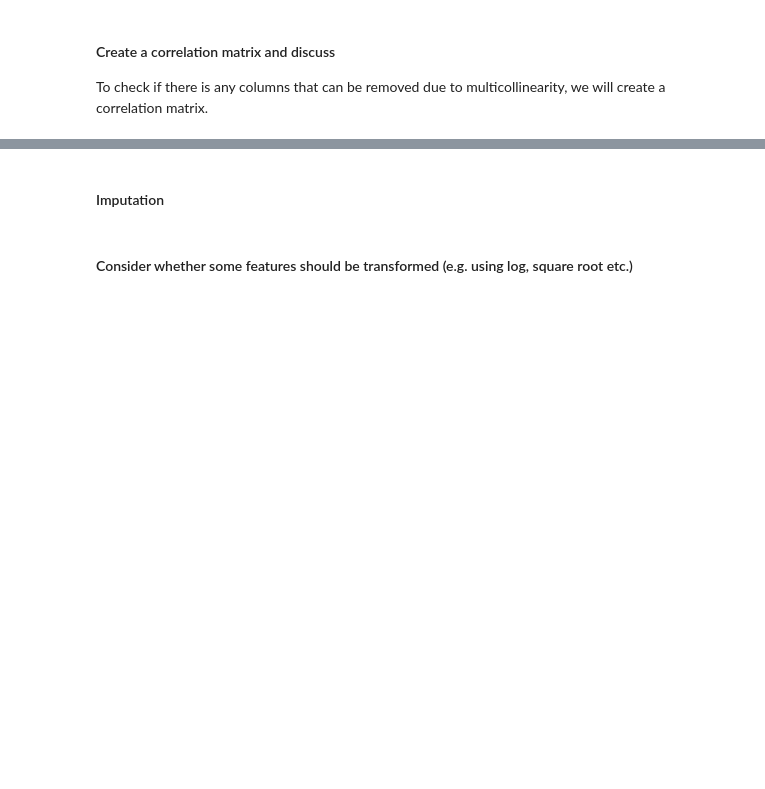
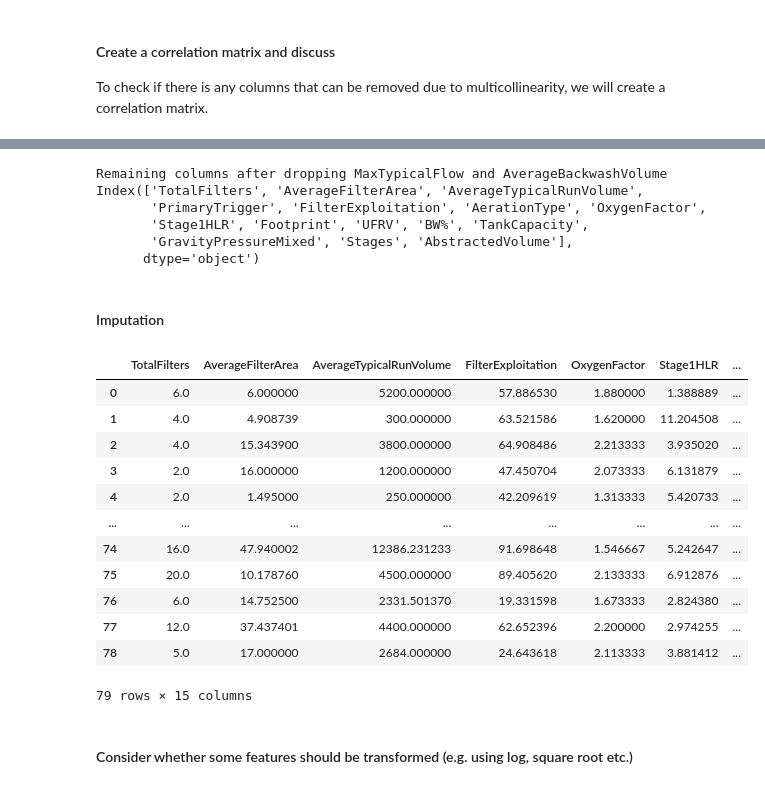
Before and after one commit to ReinhardtR/MAL1-assignment-3, a Jupyter notebook: Preprocessing - Water treatment plants.ipynb, the cells around one changed output, grey strips where cells are left out. Cells and saved outputs as stored; diff of their text form; code cells hidden in the pictures; blank space fills up the shorter version.

```diff
--- a/Preprocessing - Water treatment plants.ipynb
+++ b/Preprocessing - Water treatment plants.ipynb
@@ -379,5 +407,48 @@ dtype: float64
+# %%
+df_filtered = df_filtered.drop(columns=["MaxTypicalFlow", "AverageBackwashVolume"])
+print("Remaining columns after dropping MaxTypicalFlow and AverageBackwashVolume")
+print(df_filtered.columns)
+# %% [output]
+Remaining columns after dropping MaxTypicalFlow and AverageBackwashVolume
+Index(['TotalFilters', 'AverageFilterArea', 'AverageTypicalRunVolume',
+       'PrimaryTrigger', 'FilterExploitation', 'AerationType', 'OxygenFactor',
+       'Stage1HLR', 'Footprint', 'UFRV', 'BW%', 'TankCapacity',
+       'GravityPressureMixed', 'Stages', 'AbstractedVolume'],
+      dtype='object')
 # %% [markdown]
 #### Imputation
+# %%
+# Separate numerical and non-numerical columns
+numerical_columns = df_filtered.select_dtypes(include=['number']).columns
+non_numerical_columns = df_filtered.select_dtypes(exclude=['number']).columns
+
+# Initialize KNNImputer
+knn_imputer = KNNImputer()
+
+# Impute missing values in numerical columns
+imputed_values = knn_imputer.fit_transform(df_filtered[numerical_columns])
+
+# Convert the imputed array back to a DataFrame
+df_imputed_numerical = pd.DataFrame(imputed_values, columns=numerical_columns)
+
+# Concatenate numerical and non-numerical columns
+df_imputed = pd.concat([df_imputed_numerical, df_filtered[non_numerical_columns]], axis=1)
+
+df_imputed
+# %% [output]
+|  | TotalFilters | AverageFilterArea | AverageTypicalRunVolume | FilterExploitation | OxygenFactor | Stage1HLR | ... |
+| 0 | 6.0 | 6.000000 | 5200.000000 | 57.886530 | 1.880000 | 1.388889 | ... |
+| 1 | 4.0 | 4.908739 | 300.000000 | 63.521586 | 1.620000 | 11.204508 | ... |
+| 2 | 4.0 | 15.343900 | 3800.000000 | 64.908486 | 2.213333 | 3.935020 | ... |
+| 3 | 2.0 | 16.000000 | 1200.000000 | 47.450704 | 2.073333 | 6.131879 | ... |
+| 4 | 2.0 | 1.495000 | 250.000000 | 42.209619 | 1.313333 | 5.420733 | ... |
+| ... | ... | ... | ... | ... | ... | ... | ... |
+| 74 | 16.0 | 47.940002 | 12386.231233 | 91.698648 | 1.546667 | 5.242647 | ... |
+| 75 | 20.0 | 10.178760 | 4500.000000 | 89.405620 | 2.133333 | 6.912876 | ... |
+| 76 | 6.0 | 14.752500 | 2331.501370 | 19.331598 | 1.673333 | 2.824380 | ... |
+| 77 | 12.0 | 37.437401 | 4400.000000 | 62.652396 | 2.200000 | 2.974255 | ... |
+| 78 | 5.0 | 17.000000 | 2684.000000 | 24.643618 | 2.113333 | 3.881412 | ... |
+79 rows × 15 columns
 # %% [markdown]
 #### Consider whether some features should be transformed (e.g. using log, square root etc.)
 # %% [markdown]
```
Also changed, not shown: parts of 9 cells of this notebook.
